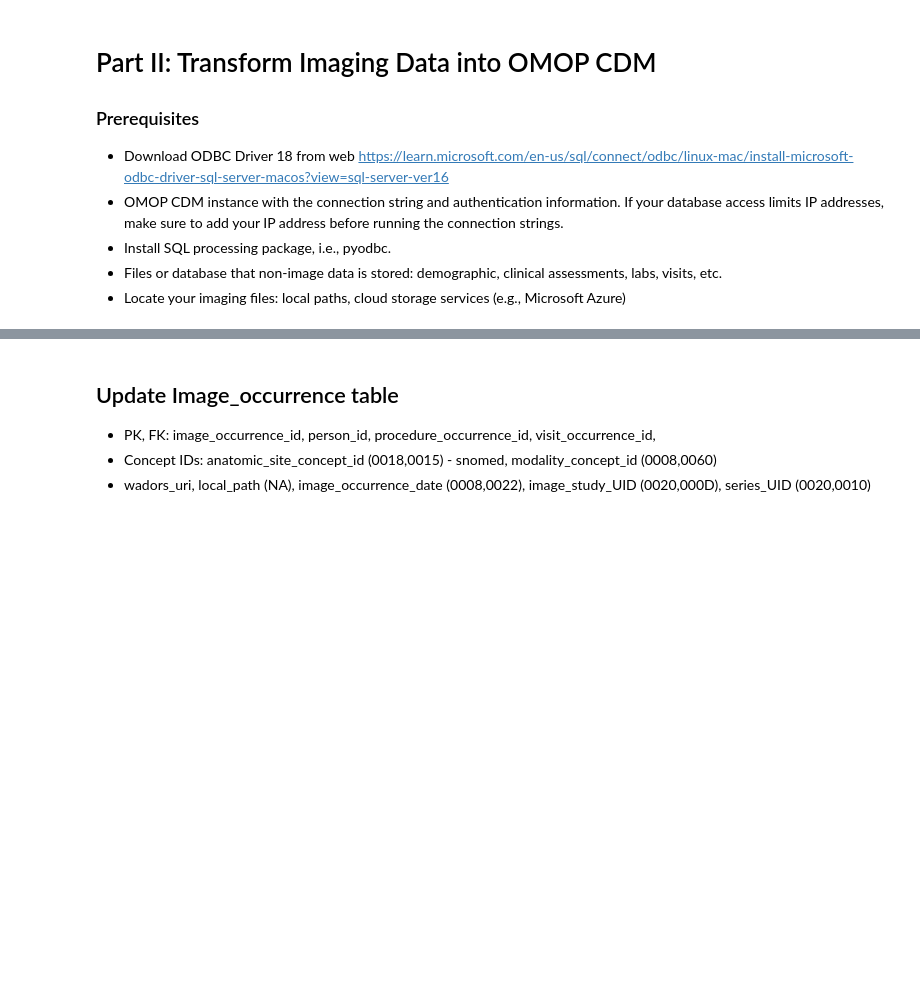
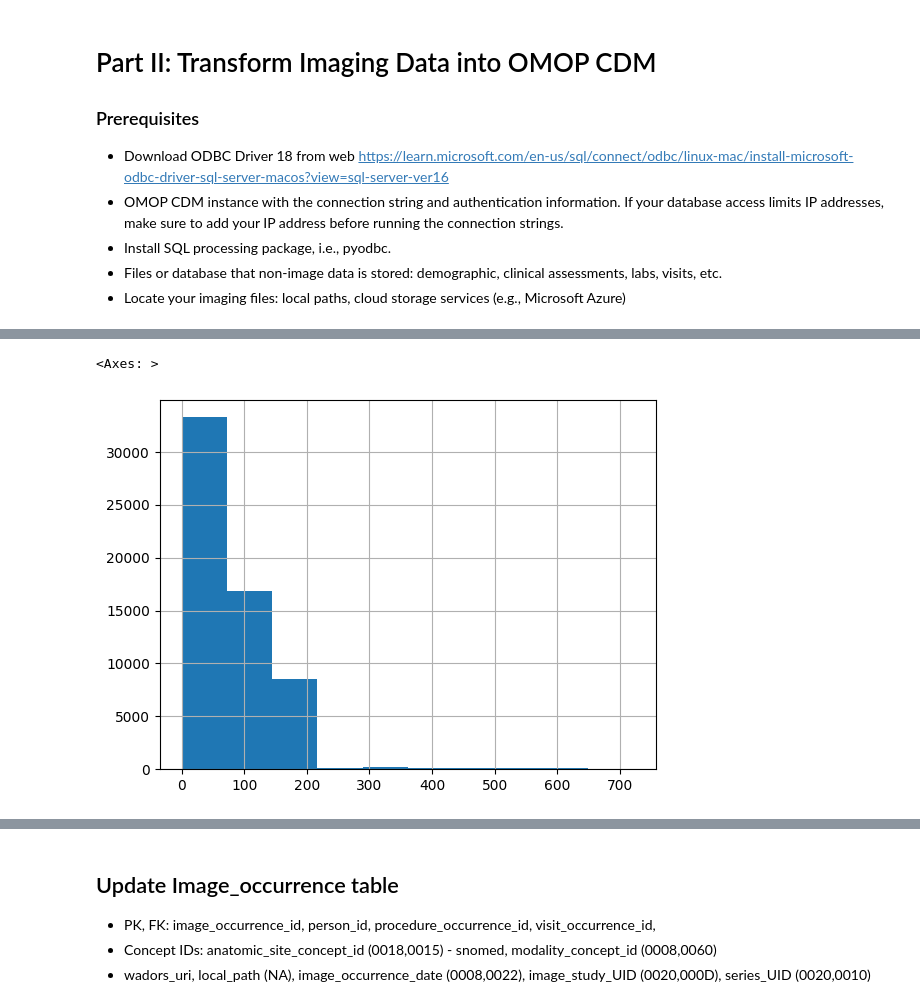
Before and after one commit to paulnagy/DICOM2OMOP, a Jupyter notebook: dicom_to_omop/transform_imaging_data.ipynb, the cells around one changed output, grey strips where cells are left out. Saved outputs shown, nothing was run; the diff lists cells and outputs as text; code cells hidden in the pictures; blank space fills up the shorter version.

```diff
--- a/dicom_to_omop/transform_imaging_data.ipynb
+++ b/dicom_to_omop/transform_imaging_data.ipynb
@@ -209,0 +1025,5 @@ conn.commit()
+# %%
+df_metadata_dedup[df_metadata_dedup['attribute_tag']=='00200013']['value'].hist()
+# %% [output]
+<Axes: >
+[figure, added]
```
Also changed, not shown: parts of 297 cells of this notebook, 17 other files.
